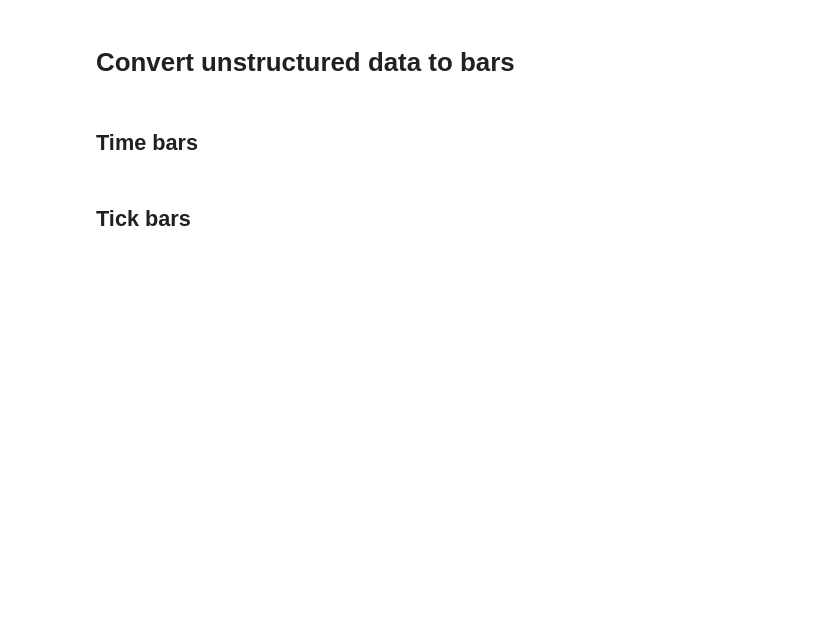
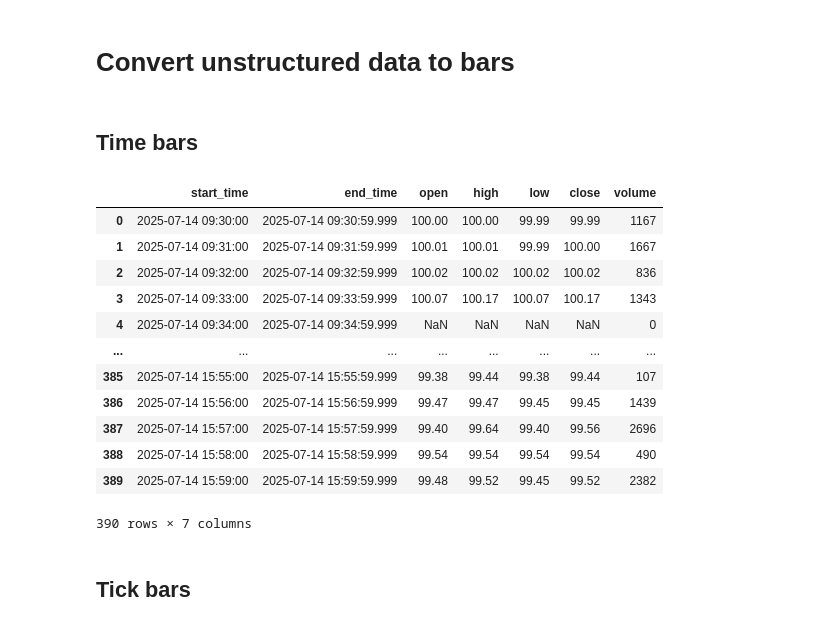
Before and after one commit to AminFiroozi/fml-lab, a Jupyter notebook: main.ipynb, the cells around one changed output. Saved outputs shown, nothing was run; the diff lists cells and outputs as text; code cells hidden in the pictures; blank space fills up the shorter version.

Commit message:
feat: generate time bars

```diff
--- a/main.ipynb
+++ b/main.ipynb
@@ -132,14 +132,52 @@ def convert_to_bars(trade_groups: List[Dict[str, Union[datetime, float, int]]])
 # %% [markdown]
 ## Time bars
 # %%
-def generate_time_bars(unstructured_data, starting_price, sampling_rate=60) -> pd.DataFrame:
-    # Grouping
+def generate_time_bars(unstructured_data, sampling_rate: int=60, fill_empty: bool=False) -> pd.DataFrame:
+    unstructured_data_copy = unstructured_data.copy()
+    unstructured_data_copy["timestamp"] = pd.to_datetime(unstructured_data_copy["timestamp"])
+    unstructured_data_copy = unstructured_data_copy.set_index("timestamp")
 
-    # Generating bars
-    START_TIME + timedelta(seconds=sampling_rate)
-    return unstructured_data[::]
+    # Perform resampling and calculate OHLCV
+    bars = unstructured_data_copy.resample(f"{sampling_rate}s").agg({
+        "price": ["first", "max", "min", "last"],
+        "volume": "sum"
+    })
 
-# generate_time_bars(df, 100.0)
+    bars.columns = ["open", "high", "low", "close", "volume"]
+    bars = bars.reset_index()
+
+    bars["start_time"] = bars["timestamp"]
+    bars["end_time"] = bars["start_time"] + timedelta(seconds=sampling_rate) - timedelta(milliseconds=1)
+    bars = bars.drop(columns=["timestamp"])
+
+    # Fill empty time slots
+    if fill_empty:
+        empty_mask = bars["close"].isna()
+        bars["close"] = bars["close"].ffill()
+
+        for col in ["open", "high", "low"]:
+            bars.loc[empty_mask, col] = bars.loc[empty_mask, "close"]
+
+        bars["volume"] = bars["volume"].fillna(0)
+
+    # Reorder columns
+    cols = ["start_time", "end_time"] + [col for col in bars.columns if col not in ["start_time", "end_time"]]
+    bars = bars[cols]
+    return bars
+# %% [output]
+|  | start_time | end_time | open | high | low | close | volume |
+| 0 | 2025-07-14 09:30:00 | 2025-07-14 09:30:59.999 | 100.00 | 100.00 | 99.99 | 99.99 | 1167 |
+| 1 | 2025-07-14 09:31:00 | 2025-07-14 09:31:59.999 | 100.01 | 100.01 | 99.99 | 100.00 | 1667 |
+| 2 | 2025-07-14 09:32:00 | 2025-07-14 09:32:59.999 | 100.02 | 100.02 | 100.02 | 100.02 | 836 |
+| 3 | 2025-07-14 09:33:00 | 2025-07-14 09:33:59.999 | 100.07 | 100.17 | 100.07 | 100.17 | 1343 |
+| 4 | 2025-07-14 09:34:00 | 2025-07-14 09:34:59.999 | NaN | NaN | NaN | NaN | 0 |
+| ... | ... | ... | ... | ... | ... | ... | ... |
+| 385 | 2025-07-14 15:55:00 | 2025-07-14 15:55:59.999 | 99.38 | 99.44 | 99.38 | 99.44 | 107 |
+| 386 | 2025-07-14 15:56:00 | 2025-07-14 15:56:59.999 | 99.47 | 99.47 | 99.45 | 99.45 | 1439 |
+| 387 | 2025-07-14 15:57:00 | 2025-07-14 15:57:59.999 | 99.40 | 99.64 | 99.40 | 99.56 | 2696 |
+| 388 | 2025-07-14 15:58:00 | 2025-07-14 15:58:59.999 | 99.54 | 99.54 | 99.54 | 99.54 | 490 |
+| 389 | 2025-07-14 15:59:00 | 2025-07-14 15:59:59.999 | 99.48 | 99.52 | 99.45 | 99.52 | 2382 |
+390 rows × 7 columns
 # %% [markdown]
 ## Tick bars
 # %%
```
Also changed, not shown: parts of 1 cell of this notebook.
